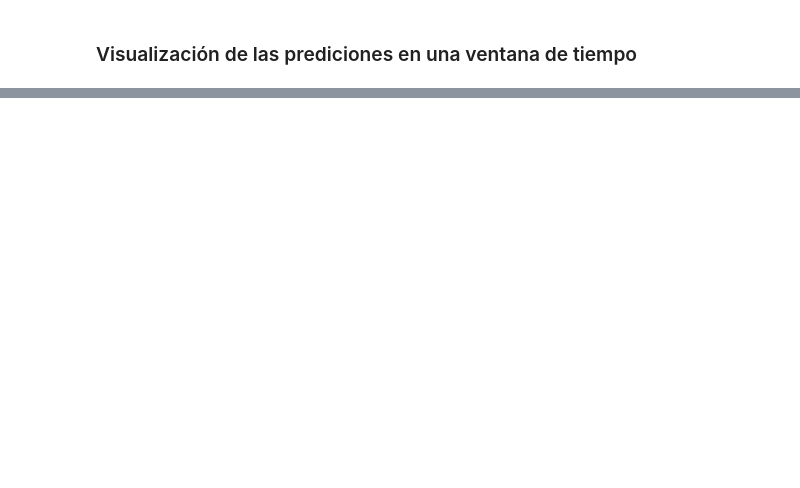
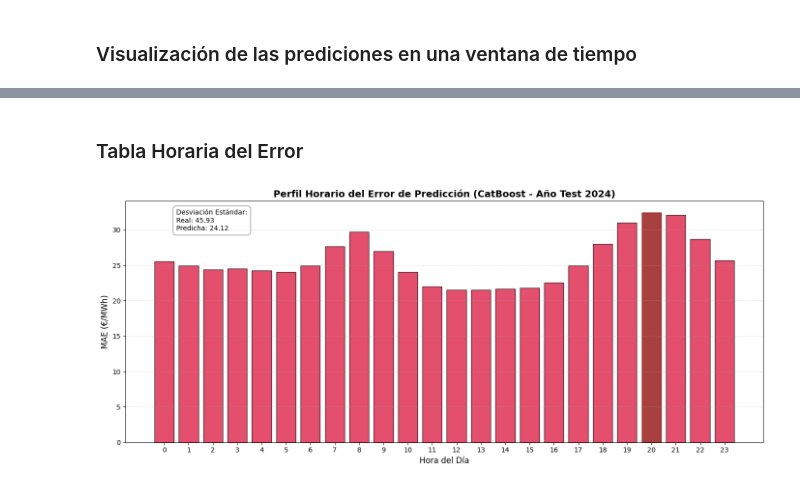
Before and after one commit to JaimeSa03/TFG_Model_Predictor, a Jupyter notebook: Experimentos/Metodos_Ensamblados/Experimento_1.ipynb, the cells around one changed output, grey strips where cells are left out. Saved outputs shown, nothing was run; the diff lists cells and outputs as text; code cells hidden in the pictures; blank space fills up the shorter version.

```diff
--- a/Experimentos/Metodos_Ensamblados/Experimento_1.ipynb
+++ b/Experimentos/Metodos_Ensamblados/Experimento_1.ipynb
@@ -272,0 +246,47 @@ plt.show()
+# %% [markdown]
+### Tabla Horaria del Error
+# %%
+import matplotlib.pyplot as plt
+import pandas as pd
+from sklearn.metrics import mean_absolute_error
+
+# =======================================================================================
+# 8. ANÁLISIS HORARIO DEL ERROR (LEYENDO DESDE CSV)
+# =======================================================================================
+# Carga del archivo CSV de resultados asegurando la lectura correcta del índice temporal
+df_resultados_csv = pd.read_csv('predicciones_2024.csv', index_col=0, parse_dates=True)
+
+# Recalculamos el MAE agrupado por la columna 'hour' presente en tu archivo para CatBoost
+mae_por_hora = df_resultados_csv.groupby('hour').apply(
+    lambda x: mean_absolute_error(x['Precio_Real'], x['Prediccion_CatBoost'])
+)
+
+plt.figure(figsize=(14, 6))
+
+# Dibujamos las barras del MAE por hora
+bars = plt.bar(mae_por_hora.index, mae_por_hora.values, color='crimson', alpha=0.75, edgecolor='black')
+
+# Resaltar visualmente la hora que registra el fallo más alto del predictor
+max_hour = mae_por_hora.idxmax()
+bars[max_hour].set_color('darkred')
+
+# Formatos y estética académica para la memoria del TFG
+plt.title('Perfil Horario del Error de Predicción (CatBoost - Año Test 2024)', fontsize=14, fontweight='bold')
+plt.xlabel('Hora del Día', fontsize=12)
+plt.ylabel('MAE (€/MWh)', fontsize=12)
+plt.xticks(range(0, 24))
+plt.grid(axis='y', linestyle=':', alpha=0.6)
+
+# Cuadro informativo flotante indicando el colapso detectado de la varianza
+plt.text(0.5, mae_por_hora.max() - 2.5,
+         f"Desviación Estándar:\nReal: 45.93\nPredicha: 24.12",
+         bbox=dict(facecolor='white', alpha=0.85, edgecolor='gray', boxstyle='round,pad=0.5'),
+         fontsize=10)
+
+plt.tight_layout()
+
+# Guardamos automáticamente en alta resolución (300 ppp) y mostramos en Jupyter
+plt.savefig('grafico_perfil_horario_error_catboost_2024.png', dpi=300)
+plt.show()
+# %% [output]
+[figure, added]
```
Also changed, not shown: parts of 4 cells of this notebook, 3 other files.
